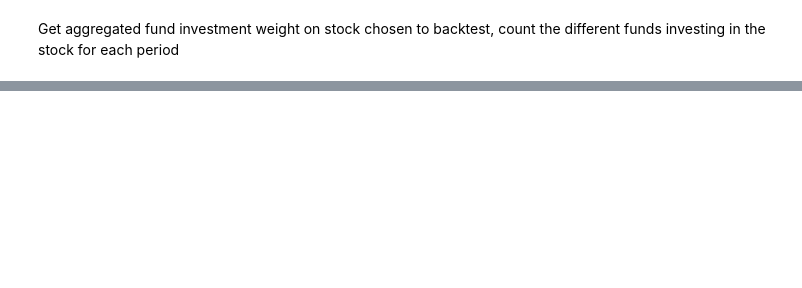
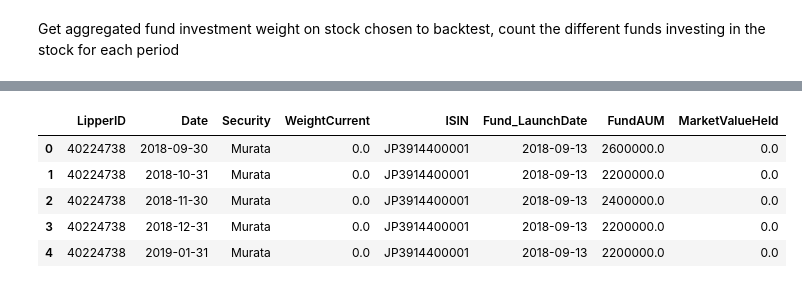
Before and after one commit to james-chang727/OEF-holdings-over-underweight-backtest, a Jupyter notebook: JP_Murata_v3.1.ipynb, the cells around one changed output, grey strips where cells are left out. Cells and saved outputs as stored; diff of their text form; code cells hidden in the pictures; blank space fills up the shorter version.

```diff
--- a/JP_Murata_v3.1.ipynb
+++ b/JP_Murata_v3.1.ipynb
@@ -131,12 +209,2 @@ df_funds_chosen.head()
 # %% [markdown]
 Get aggregated fund investment weight on stock chosen to backtest, count the different funds investing in the stock for each period
-# %%
-chosen_fund_list = list(df_funds_chosen.reset_index()['index'].unique())
-filt2 = (df_holdings['ISIN'] == stock_isin) & (df_holdings['LipperID'].isin(chosen_fund_list))
-df_stock_weightings = df_holdings[['LipperID', 'Date', 'Security', 'WeightCurrent', 'ISIN', 'MarketValueHeld']][filt2].drop_duplicates(subset=['LipperID','Date'])
-df_stock_weightings['Date'] = pd.to_datetime(df_stock_weightings['Date'], format=r'%Y/%m/%d')
-
-# Add Launch date of funds for bookkeeping and write to excel later
-df_stock_weightings = df_stock_weightings.merge(df_Topix_funds[['lipper_id', 'launch_date']], how='left', left_on='LipperID', right_on='lipper_id').drop('lipper_id', axis=1)
-df_stock_weightings.rename(columns={'launch_date':'Fund_LaunchDate'}, inplace=True)
-df_stock_weightings
@@ -157 +211,24 @@ df_stock_weightings
+# %%
+df_stock_wgts_final = df_stock_weightings.copy()
+df_stock_wgts_final['WeightCurrent'].fillna(0, inplace=True)
+df_stock_wgts_final['Security'] = stock_name
+df_stock_wgts_final['ISIN'] = stock_isin
+# df_stock_wgts_final.head()
+
+df_FundAUM = pd.read_csv('data/JP_Topix_funds_agg_fund_value_10yr.csv')
+df_FundAUM.rename(columns={'AggFundAUM_MilUSD':'FundAUM'}, inplace=True)
+df_FundAUM['Date'] = pd.to_datetime(df_FundAUM['Date'], format=r'%Y/%m/%d')
+df_FundAUM['FundAUM'] = df_FundAUM['FundAUM'].apply(lambda x: 1000000*x)
+# df_FundAUM.head()
+
+df_stock_wgts_final = df_stock_wgts_final.merge(df_FundAUM[['LipperID', 'Date', 'FundAUM']], how='left', left_on=['LipperID', 'Date'], right_on=['LipperID', 'Date'])
+df_stock_wgts_final['MarketValueHeld'] = df_stock_wgts_final['FundAUM'] * (df_stock_wgts_final['WeightCurrent'] / 100)
+df_stock_wgts_final.head()
+# %% [output]
+|  | LipperID | Date | Security | WeightCurrent | ISIN | Fund_LaunchDate | FundAUM | MarketValueHeld |
+| 0 | 40224738 | 2018-09-30 | Murata | 0.0 | JP3914400001 | 2018-09-13 | 2600000.0 | 0.0 |
+| 1 | 40224738 | 2018-10-31 | Murata | 0.0 | JP3914400001 | 2018-09-13 | 2200000.0 | 0.0 |
+| 2 | 40224738 | 2018-11-30 | Murata | 0.0 | JP3914400001 | 2018-09-13 | 2400000.0 | 0.0 |
+| 3 | 40224738 | 2018-12-31 | Murata | 0.0 | JP3914400001 | 2018-09-13 | 2200000.0 | 0.0 |
+| 4 | 40224738 | 2019-01-31 | Murata | 0.0 | JP3914400001 | 2018-09-13 | 2200000.0 | 0.0 |
 # %%
```
Also changed, not shown: parts of 13 cells of this notebook, 6 other files.
